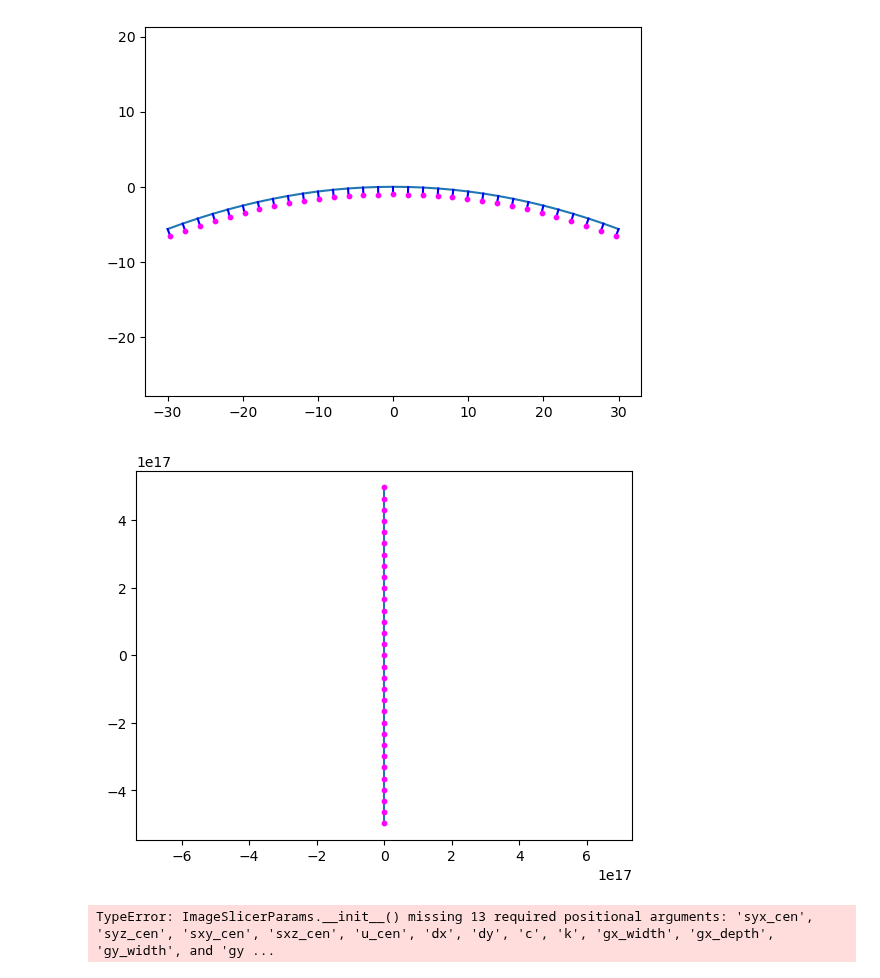
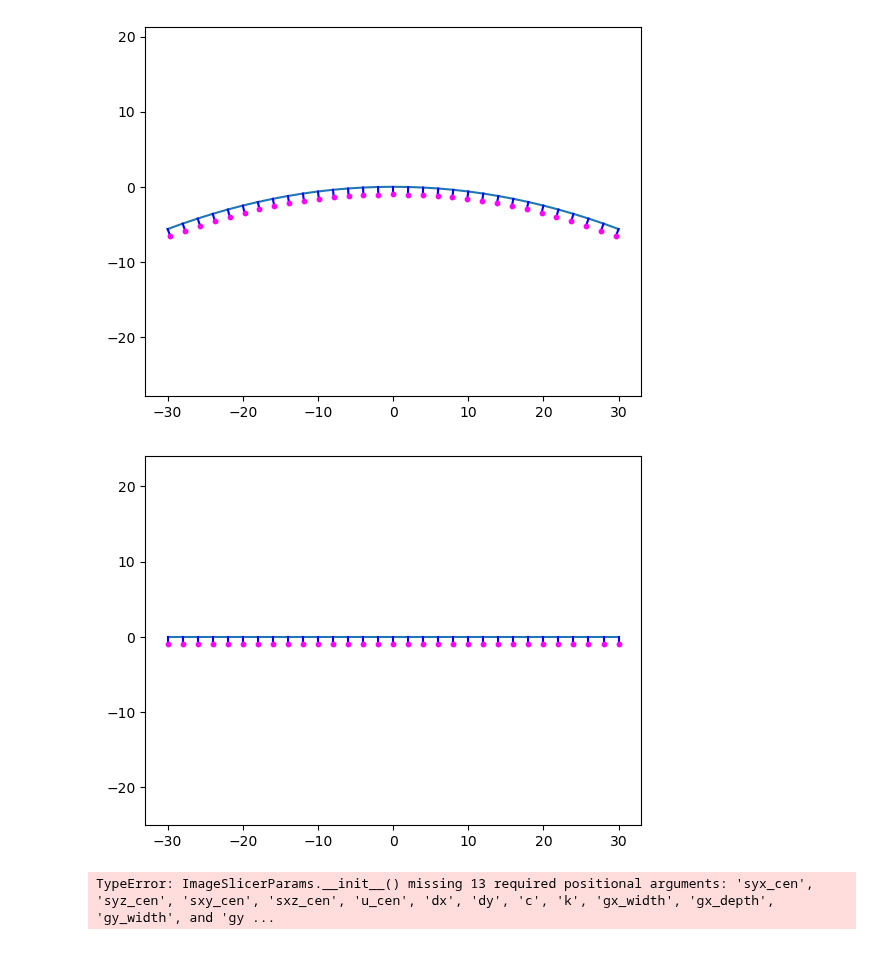
Before and after one commit to ellenle3/ifugen, a Jupyter notebook: python/surface_generator.ipynb, the cells around one changed output. Drawn from its saved outputs; the diff is of its cells as text; code cells hidden in the pictures.

```diff
--- a/python/surface_generator.ipynb
+++ b/python/surface_generator.ipynb
@@ -313,40 +313,40 @@ surface_norm_func = tilted_plane_surface_normal
 ys = np.linspace(-30,30,100)
 c = -1/40
 k = 0
-alpha =90
+alpha = 0
 beta = 0
 gamma = 10
 x0, y0 = 0,0
 
 pslice = SliceParams(
     alpha,
     beta,
     gamma,
     c,
     k,
     zp=0,
     syx=0,
     syz=0,
     sxy=0,
     sxz=0,
     u=0
 )
 
 surface = sag_func(x0, ys, pslice)
 
 plt.figure()
 plt.plot(ys, surface)
 
 for ytest in np.arange(-30, 30.1, 2):
     nx, ny, nz = surface_norm_func(x0, ytest, pslice, normalize=True)
     ztest = sag_func(x0, ytest, pslice)
     plt.plot([ytest, ytest+ny], [ztest, ztest+nz], c='b')
     plt.scatter([ytest+ny], [ztest+nz], c='fuchsia', s=10, zorder=10)
     #plt.plot([ytest, ytest-c*ytest], [ztest, ztest+1-c*ztest], c='r'
 plt.axis("equal")
 plt.show()
 # %% [output]
-[figure, old version]
+[figure, new version]
 # %%
 n_each = 1
 n_rows = 1
```
Also changed, not shown: parts of 2 cells of this notebook, 3 other files.
